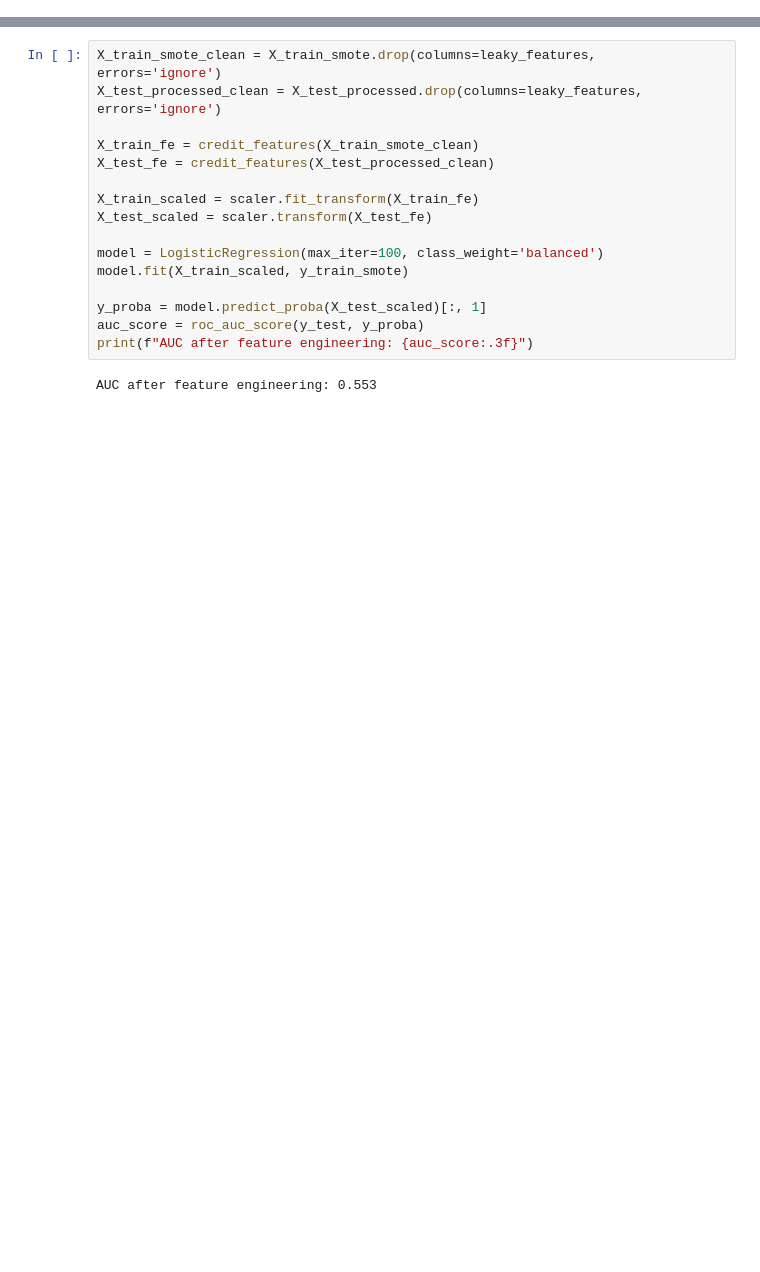
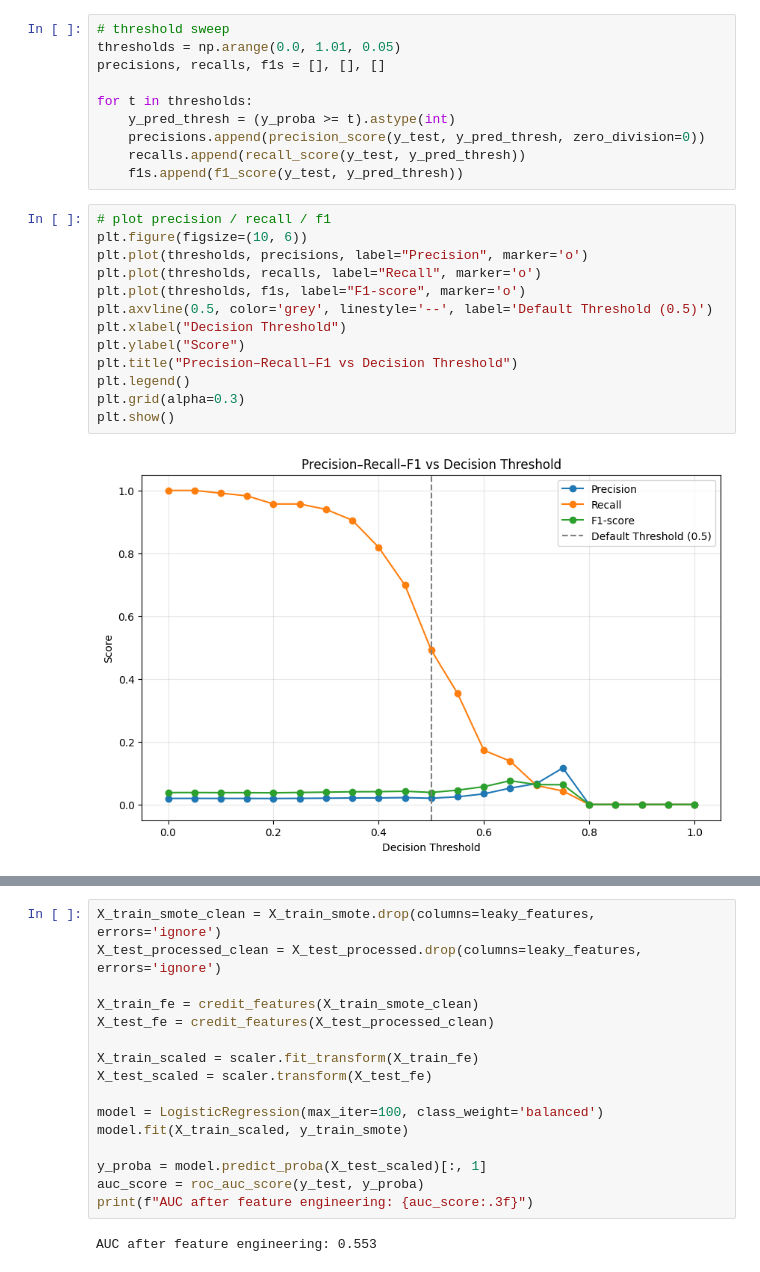
Before and after one commit to loowenwen/cs3244-project, a Jupyter notebook: src/logistic_regression.ipynb, the cells around one changed output, grey strips where cells are left out. Saved outputs shown, nothing was run; the diff lists cells and outputs as text; blank space fills up the shorter version.

```diff
--- a/src/logistic_regression.ipynb
+++ b/src/logistic_regression.ipynb
@@ -154,0 +125,25 @@ ROC AUC Score: 0.553
+# %%
+# threshold sweep
+thresholds = np.arange(0.0, 1.01, 0.05)
+precisions, recalls, f1s = [], [], []
+
+for t in thresholds:
+    y_pred_thresh = (y_proba >= t).astype(int)
+    precisions.append(precision_score(y_test, y_pred_thresh, zero_division=0))
+    recalls.append(recall_score(y_test, y_pred_thresh))
+    f1s.append(f1_score(y_test, y_pred_thresh))
+# %%
+# plot precision / recall / f1
+plt.figure(figsize=(10, 6))
+plt.plot(thresholds, precisions, label="Precision", marker='o')
+plt.plot(thresholds, recalls, label="Recall", marker='o')
+plt.plot(thresholds, f1s, label="F1-score", marker='o')
+plt.axvline(0.5, color='grey', linestyle='--', label='Default Threshold (0.5)')
+plt.xlabel("Decision Threshold")
+plt.ylabel("Score")
+plt.title("Precision–Recall–F1 vs Decision Threshold")
+plt.legend()
+plt.grid(alpha=0.3)
+plt.show()
+# %% [output]
+[figure, added]
```
Also changed, not shown: parts of 37 cells of this notebook, 4 other files.
